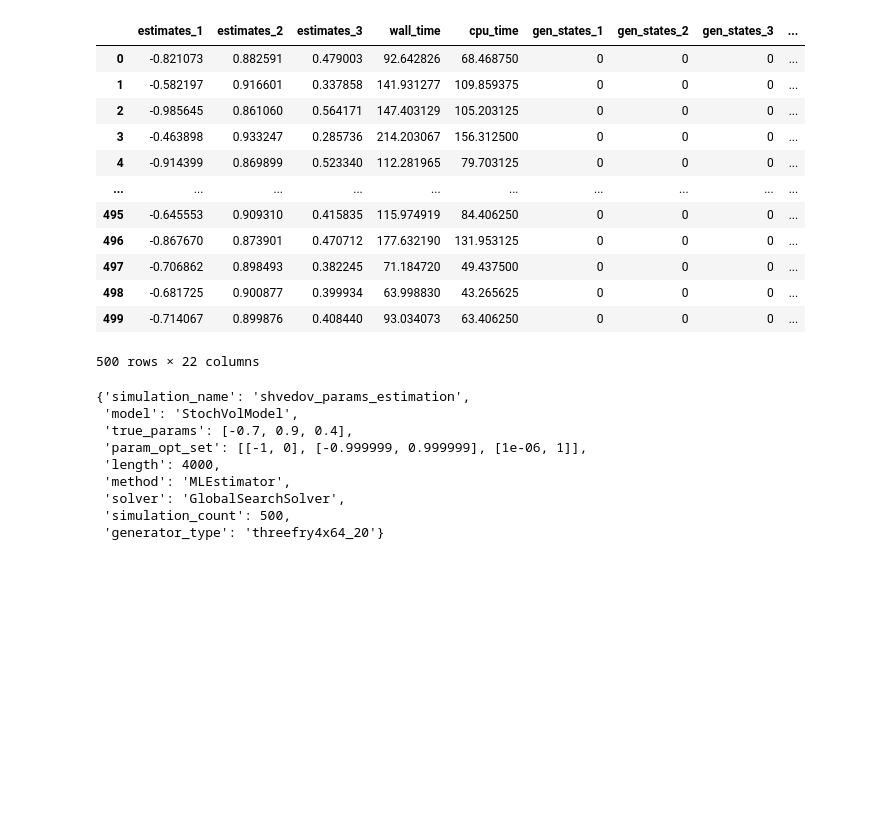
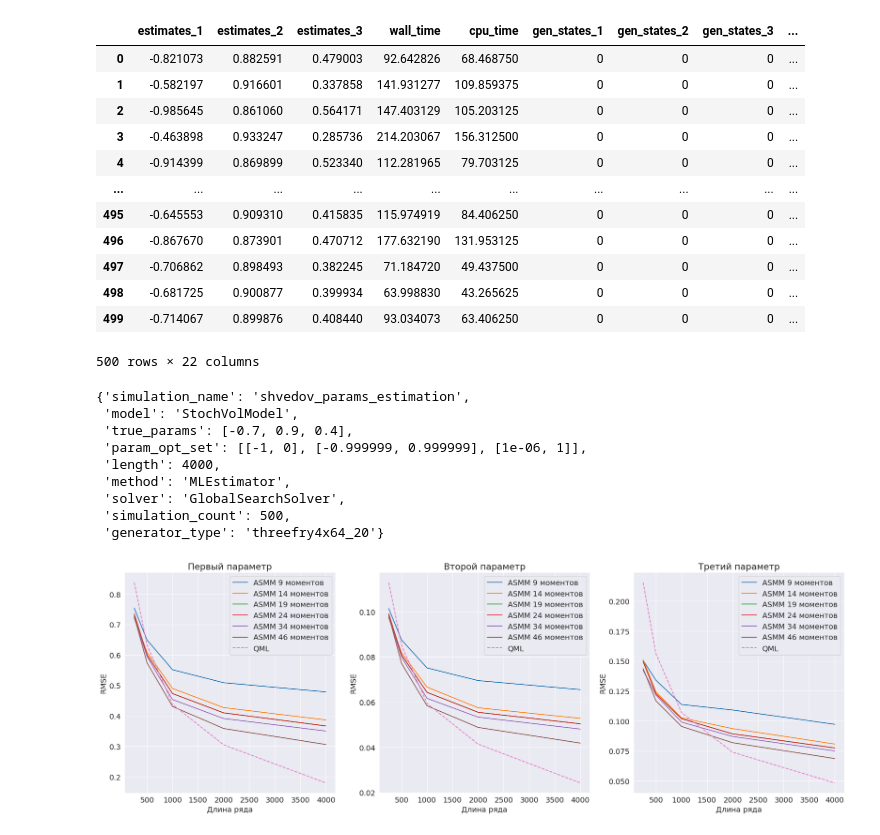
Before and after one commit to Dangerio/optimization-algorithm, a Jupyter notebook: methods_comparison/artificial_data/sandbox.ipynb, the cells around one changed output. Cells and saved outputs as stored; diff of their text form; code cells hidden in the pictures; blank space fills up the shorter version.

Commit message:
Add graphs for smm/qml comparison

```diff
--- a/methods_comparison/artificial_data/sandbox.ipynb
+++ b/methods_comparison/artificial_data/sandbox.ipynb
@@ -1,6 +1,16 @@
 # %%
 # %load_ext autoreload
 # %autoreload 2
+# %%
+import numpy as np
+import pandas as pd
+import seaborn as sns
+import matplotlib.pyplot as plt
+sns.set_style("darkgrid")
+
+plt.rcParams.update({
+    "font.size": 14
+})
 # %%
 from esr import read_esr
 from pathlib import Path
@@ -37,0 +80,33 @@ esr.metadata
+# %%
+moments_counts = [9, 14, 19, 24, 34, 46]
+paths_to_summaries = [
+    f"SMM/Rossi/{moments_count}m/summary_table.csv"
+    for moments_count in moments_counts
+] + ["QML/rossi_params/bouned_gs/summary_table.csv"]
+names = [
+    f"ASMM {moments_count} моментов"
+    for moments_count in moments_counts
+] + ["QML"]
+# %%
+params_count = 3
+fig, ax = plt.subplots(nrows=1, ncols=params_count, figsize=(20, 7))
+
+linesytles = ["-" for _ in range(len(moments_counts))] + ["--"]
+
+
+for name_df, linestyle in zip(read_rmses(paths_to_summaries, names), linesytles):
+    name, df = name_df
+    for param_idx in range(1, params_count + 1):
+        sns.lineplot(data=df, x="length", y=f"rmse_{param_idx}", ax=ax[param_idx-1], label=name, linestyle=linestyle)
+
+for axis in ax:
+    axis.set_xlabel("Длина ряда")
+    axis.set_ylabel("RMSE")
+
+ax[0].set_title("Первый параметр")
+ax[1].set_title("Второй параметр")
+ax[2].set_title("Третий параметр")
+
+plt.tight_layout()
+# %% [output]
+[figure, added]
```
Also changed, not shown: parts of 4 cells of this notebook.
